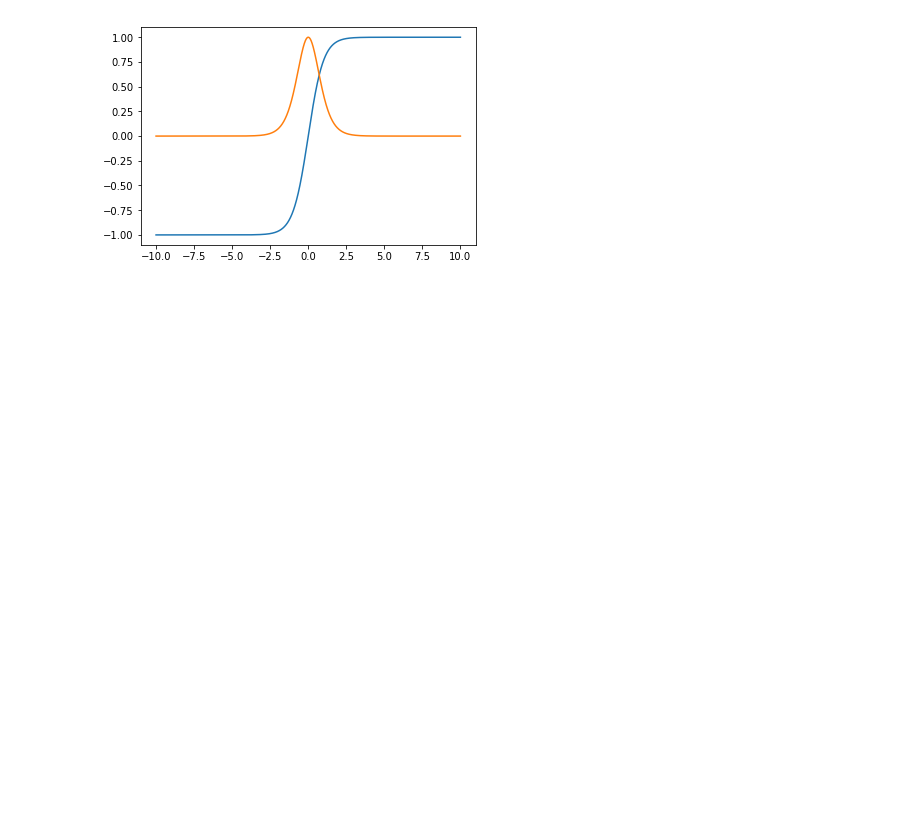
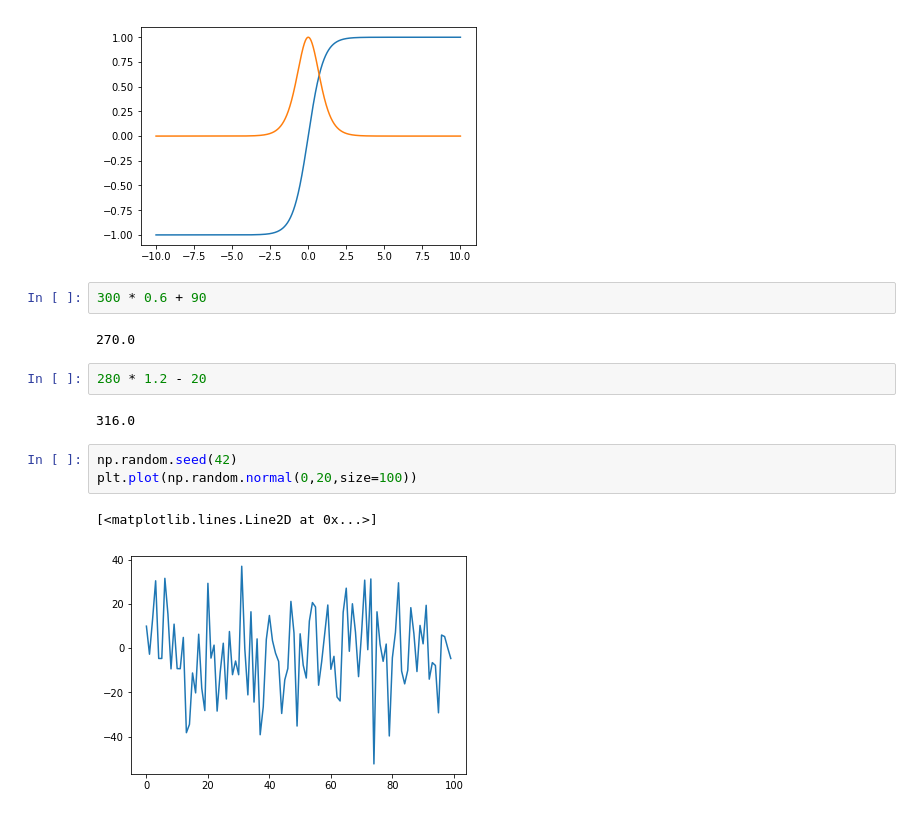
Before and after one commit to pierresegonne/VINF, a Jupyter notebook: Code/test.ipynb, the cells around one changed output. Drawn from its saved outputs; the diff is of its cells as text; blank space fills up the shorter version.

```diff
--- a/Code/test.ipynb
+++ b/Code/test.ipynb
@@ -86,3 +86,17 @@ plt.plot(x, 1 - (np.tanh(x)*np.tanh(x)))
 # %% [output]
 [<matplotlib.lines.Line2D at 0x...>]
 [figure]
+# %%
+300 * 0.6 + 90
+# %% [output]
+270.0
+# %%
+280 * 1.2 - 20
+# %% [output]
+316.0
+# %%
+np.random.seed(42)
+plt.plot(np.random.normal(0,20,size=100))
+# %% [output]
+[<matplotlib.lines.Line2D at 0x...>]
+[figure, added]
```
Also changed, not shown: 14 other files.
